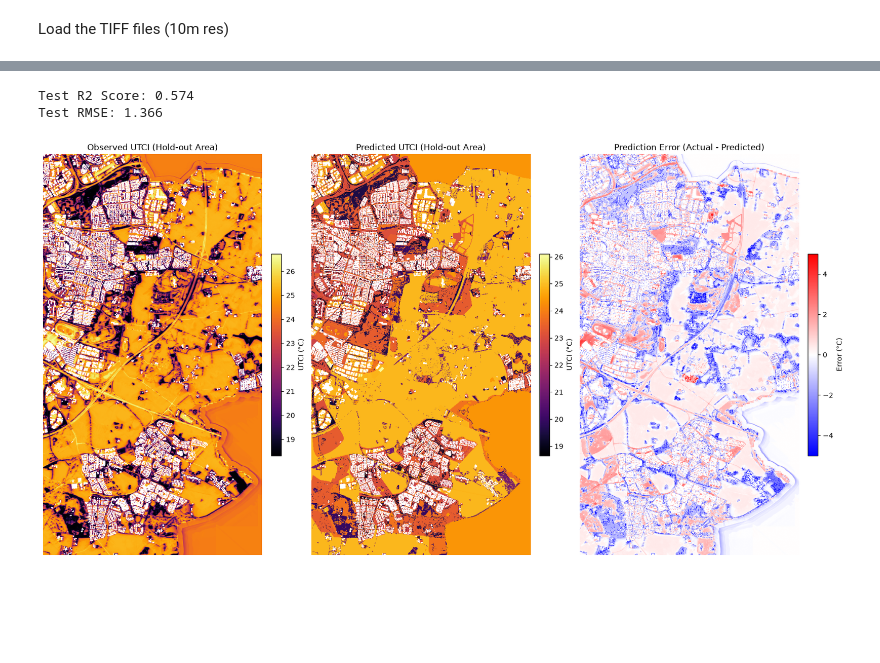
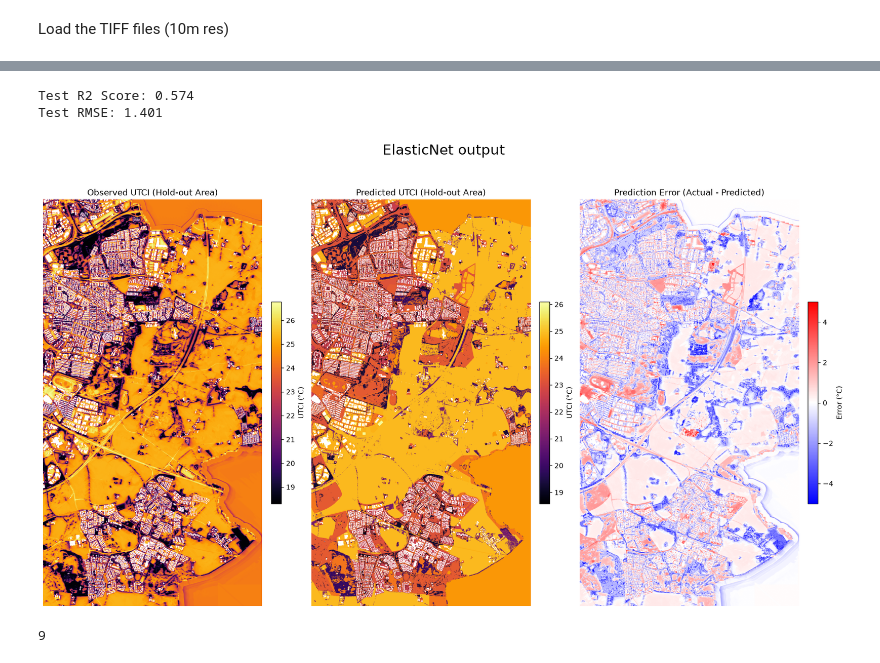
Before and after one commit to Chardes01/BERN02, a Jupyter notebook: final_project/ElasticNet.ipynb, the cells around one changed output, grey strips where cells are left out. Saved outputs shown, nothing was run; the diff lists cells and outputs as text; code cells hidden in the pictures; blank space fills up the shorter version.

```diff
--- a/final_project/ElasticNet.ipynb
+++ b/final_project/ElasticNet.ipynb
@@ -78,12 +97,17 @@ easting, northing = rasterio.transform.xy(transform, rows, cols, offset='center'
 easting = np.array(easting)
 northing = np.array(nortexting if 'nortexting' in locals() else northing) # just northing
 
+
+'''
+Bounding box: BoundingBox(left=122065.0, bottom=6155985.0, right=127125.0, top=6165360.0)
+'''
+
 # 4. Define your hold-out bounding box
 holdout_box = {
-    'xmin': 122000,
-    'xmax': 127200,
-    'ymin': 6155800,
-    'ymax': 6165300
+    'xmin': 122065,
+    'xmax': 127125,
+    'ymin': 6155985,
+    'ymax': 6165360
 }
 
 # Create the spatial holdout mask in 1D
@@ -119,0 +144,13 @@ Test samples (Hold-out): 424556
+# %%
+# 6. Scale, Fit, and Evaluate
+scaler = StandardScaler()
+X_train_scaled = scaler.fit_transform(X_train)
+X_test_scaled = scaler.transform(X_test)
+
+model = ElasticNetCV(
+    l1_ratio=[0.1, 0.5, 0.7, 0.9, 1.0],
+    cv=5,
+    random_state=42,
+    n_jobs=2
+)
+model.fit(X_train_scaled, y_train)
@@ -120,27 +162,12 @@ Test samples (Hold-out): 424556
 # %%
-# 6. Scale, Fit, and Evaluate
-scaler = StandardScaler()
-X_train_scaled = scaler.fit_transform(X_train)
-X_test_scaled = scaler.transform(X_test)
-
-model = ElasticNetCV(
-    l1_ratio=[0.1, 0.5, 0.7, 0.9, 1.0],
-    cv=5,
-    random_state=42,
-    n_jobs=-1
-)
-model.fit(X_train_scaled, y_train)
-
 # Evaluate on the unseen spatial hold-out area
 y_pred = model.predict(X_test_scaled)
 print(f"\nTest R2 Score: {r2_score(y_test, y_pred):.3f}")
 print(f"Test RMSE: {np.sqrt(mean_squared_error(y_test, y_pred)):.3f}")
 # %% [output]
 Test R2 Score: 0.574
-Test RMSE: 1.366
+Test RMSE: 1.401
 # %%
-import matplotlib.pyplot as plt
-
 # 1. Initialize full 2D grids filled with NaNs for the whole raster area
 obs_grid = np.full((height, width), np.nan)
 pred_grid = np.full((height, width), np.nan)
@@ -162,31 +189,32 @@ rows, cols = test_indices_2d
 row_min, row_max = rows.min(), rows.max() + 1
 col_min, col_max = cols.min(), cols.max() + 1
 obs_crop = obs_grid[row_min:row_max, col_min:col_max]
 pred_crop = pred_grid[row_min:row_max, col_min:col_max]
 error_crop = error_grid[row_min:row_max, col_min:col_max]
 
 fig, axes = plt.subplots(1, 3, figsize=(16, 10), constrained_layout=True)
 
 # Plot Observed UTCI on the hold-out area
 im1 = axes[0].imshow(obs_crop, cmap='inferno')
 axes[0].set_title("Observed UTCI (Hold-out Area)")
 fig.colorbar(im1, ax=axes[0], label="UTCI (°C)", fraction=0.046, pad=0.04)
 
 # Plot Predicted UTCI on the hold-out area
 im2 = axes[1].imshow(pred_crop, cmap='inferno')
 axes[1].set_title("Predicted UTCI (Hold-out Area)")
 fig.colorbar(im2, ax=axes[1], label="UTCI (°C)", fraction=0.046, pad=0.04)
 
 # Plot Error (Residuals)
 # Diverging colormap ('coolwarm') is great for errors:
 # Red = Overpredicted, Blue = Underpredicted, White = Perfect
 im3 = axes[2].imshow(error_crop, cmap='bwr', vmin=-5, vmax=5)
 axes[2].set_title("Prediction Error (Actual - Predicted)")
 fig.colorbar(im3, ax=axes[2], label="Error (°C)", fraction=0.046, pad=0.04)
 
 
 for ax in axes:
     ax.axis('off')
+plt.suptitle('ElasticNet output', fontsize=20)
 plt.show()
 # %% [output]
-[figure, old version]
+[figure, new version]
@@ -192,0 +226,4 @@ plt.show()
+# %%
+model.n_iter_
+# %% [output]
+9
```
Also changed, not shown: parts of 7 cells of this notebook, 2 other files.
